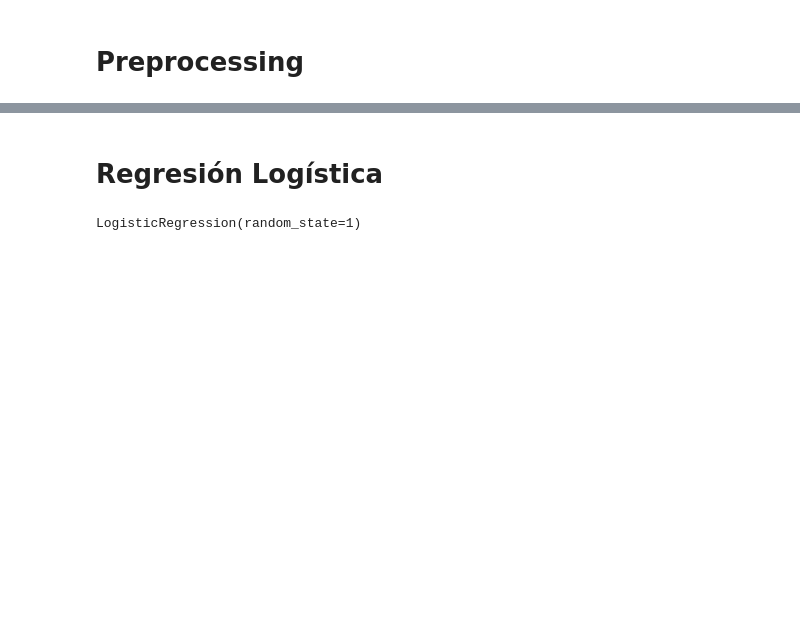
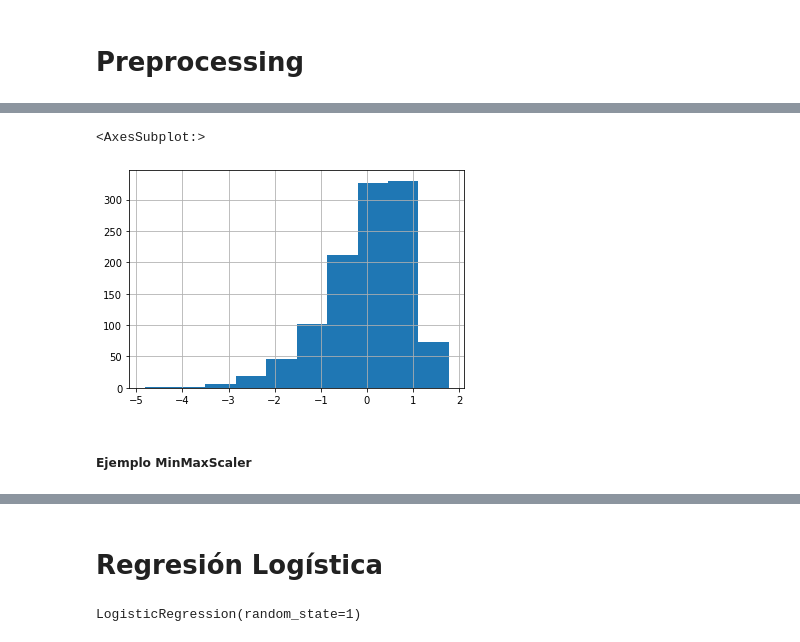
Before and after one commit to antoniomata99/taller2-unbosquebd2, a Jupyter notebook: Music.ipynb, the cells around one changed output, grey strips where cells are left out. Saved outputs shown, nothing was run; the diff lists cells and outputs as text; code cells hidden in the pictures; blank space fills up the shorter version.

```diff
--- a/Music.ipynb
+++ b/Music.ipynb
@@ -181,2 +217,2 @@ X_train = scaler.fit_transform( X_train )
 # %%
-X_test = scaler.transform( X_test )
+X_test_standardScaler = scaler.transform( X_test )
@@ -182,0 +250,7 @@ X_test = scaler.transform( X_test )
+# %%
+pd.DataFrame(X_test_standardScaler, columns = music_df.columns[4:])["loudness"].hist()
+# %% [output]
+<AxesSubplot:>
+[figure, added]
+# %% [markdown]
+##### Ejemplo MinMaxScaler
```
Also changed, not shown: parts of 65 cells of this notebook, 3 other files.
